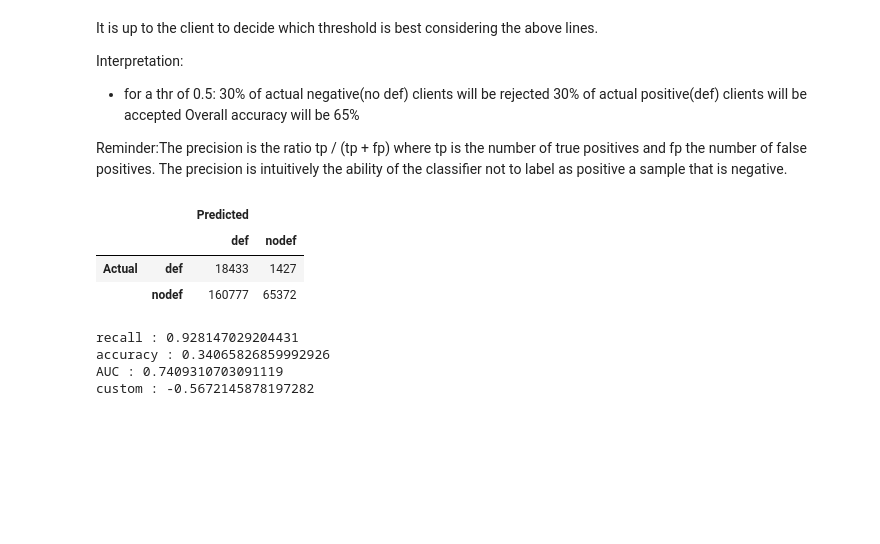
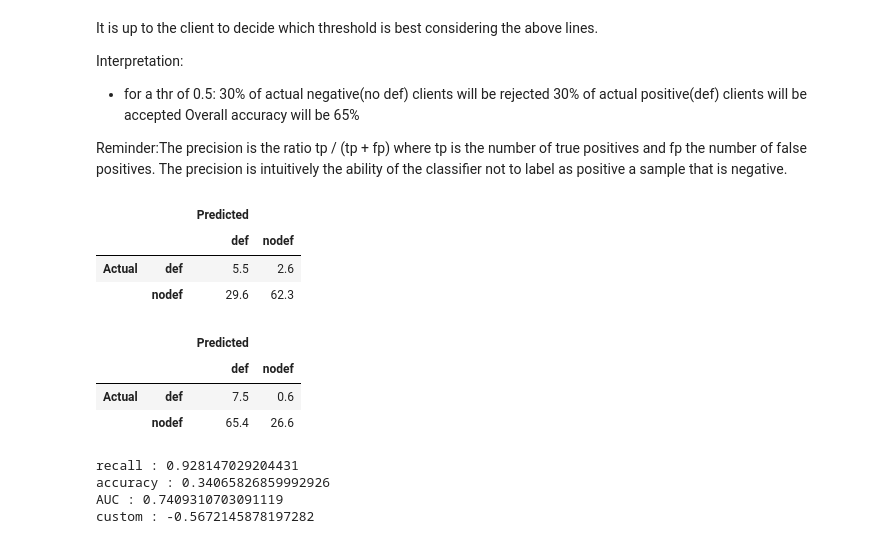
Before and after one commit to vpvinc/P7_loan_scoring_model, a Jupyter notebook: P7_modeling.ipynb, the cells around one changed output. Drawn from its saved outputs; the diff is of its cells as text; code cells hidden in the pictures; blank space fills up the shorter version.

```diff
--- a/P7_modeling.ipynb
+++ b/P7_modeling.ipynb
@@ -1058,16 +1066,25 @@ Reminder:The precision is the ratio tp / (tp + fp) where tp is the number of tru
+# %%
+# confusion matrix in % of total applicants
+round(cm_lgbm_df / len(yval_pred_proba) * 100, 1)
+# %% [output]
+|  |  | Predicted |  |
+|  |  | def | nodef |
+| Actual | def | 5.5 | 2.6 |
+|  | nodef | 29.6 | 62.3 |
 # %%
-cm_lgbm = confusion_matrix(yval, cust_predict_proba(yval_pred_proba[:,1], thres=0.3), labels=[1, 0])
+cm_lgbm = confusion_matrix(yval, cust_predict_proba(yval_pred_proba[:,1], thres=0.30), labels=[1, 0])
 # %%
 cm_lgbm_df = pd.DataFrame(cm_lgbm
                           , index=[['Actual', 'Actual'], ['def', 'nodef']]
                           , columns=[['Predicted', 'Predicted'], ['def', 'nodef']])
 # %%
-cm_lgbm_df
+# confusion matrix in % of total applicants
+round(cm_lgbm_df / len(yval_pred_proba) * 100, 1)
 # %% [output]
 |  |  | Predicted |  |
 |  |  | def | nodef |
-| Actual | def | 18433 | 1427 |
-|  | nodef | 160777 | 65372 |
+| Actual | def | 7.5 | 0.6 |
+|  | nodef | 65.4 | 26.6 |
 # %%
 # nous prédisons la classe avec le seuil optimal de 0.65
 yval_pred_opti = cust_predict_proba(yval_pred_proba[:,1], thres=0.30)
```
Also changed, not shown: parts of 20 cells of this notebook, 3 other files.
